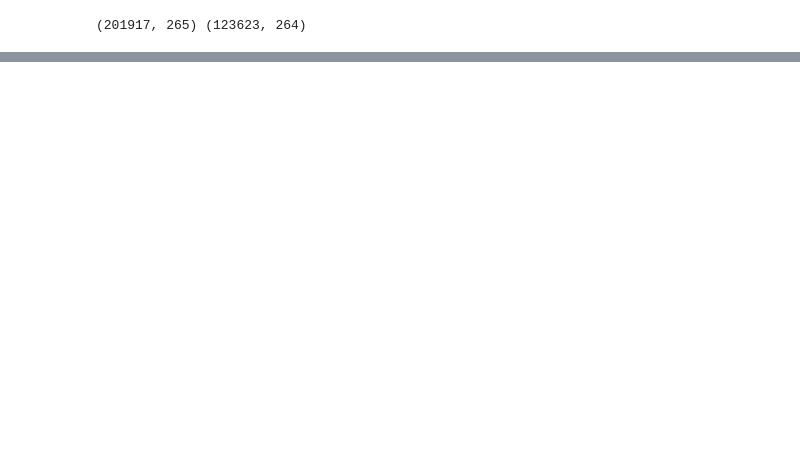
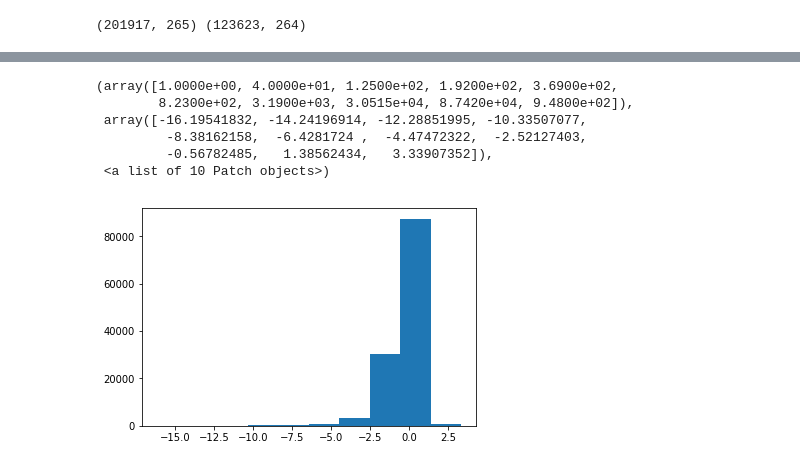
Before and after one commit to chamhoo/elo, a Jupyter notebook: Notebook/train_5.ipynb, the cells around one changed output, grey strips where cells are left out. Cells and saved outputs as stored; diff of their text form; code cells hidden in the pictures; blank space fills up the shorter version.

```diff
--- a/Notebook/train_5.ipynb
+++ b/Notebook/train_5.ipynb
@@ -63,0 +260,32 @@ print(gs1.best_params_, gs1.best_score_)
+# %%
+param={
+    'max_depth': 8,
+    'num_leaves': 141,
+    'min_data_in_leaf':241,
+    'reg_alpha': 0.009,
+    'reg_lambda': 0.005,
+    'learning_rate':0.001,
+    'bagging_fraction' : 0.8,
+    'feature_fraction' : 0.8,
+    'objective':'regression',
+    'metric':'mse'
+}
+
+y_predict = np.zeros(x_test.shape[0])
+Kfold = KFold(n_splits=5, shuffle=True, random_state=233)
+
+for trainidx, testidx in Kfold.split(x_train, y_train):
+    data_train = lgb.Dataset(x_train[trainidx], y_train[trainidx], silent=True)
+    data_test = lgb.Dataset(x_train[testidx], y_train[testidx], silent=True)
+
+    lgb_model = lgb.train(
+        param,
+        data_train,
+        valid_sets=[data_test, data_train],
+        num_boost_round=20000,
+        early_stopping_rounds=500,
+        verbose_eval=200
+    )
+    y_predict = np.array(lgb_model.predict(x_test)) + y_predict
+
+y_predict = y_predict / 5
@@ -63,0 +310,10 @@ print(gs1.best_params_, gs1.best_score_)
+# %%
+plt.hist(y_predict)
+# %% [output]
+(array([1.0000e+00, 4.0000e+01, 1.2500e+02, 1.9200e+02, 3.6900e+02,
+        8.2300e+02, 3.1900e+03, 3.0515e+04, 8.7420e+04, 9.4800e+02]),
+ array([-16.19541832, -14.24196914, -12.28851995, -10.33507077,
+         -8.38162158,  -6.4281724 ,  -4.47472322,  -2.52127403,
+         -0.56782485,   1.38562434,   3.33907352]),
+ <a list of 10 Patch objects>)
+[figure, added]
```
Also changed, not shown: parts of 27 cells of this notebook, 1 other file.
